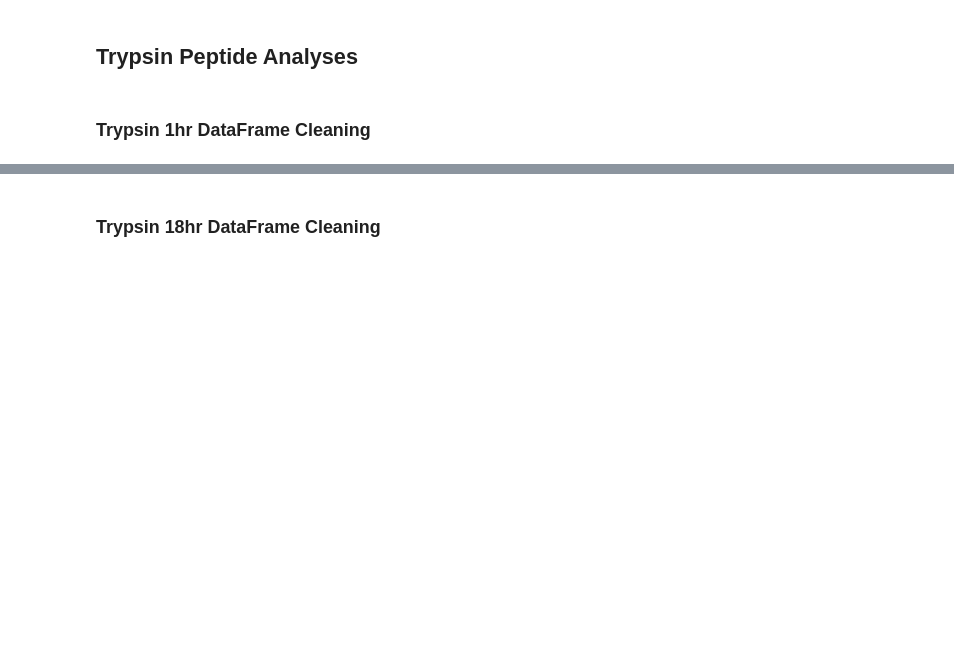
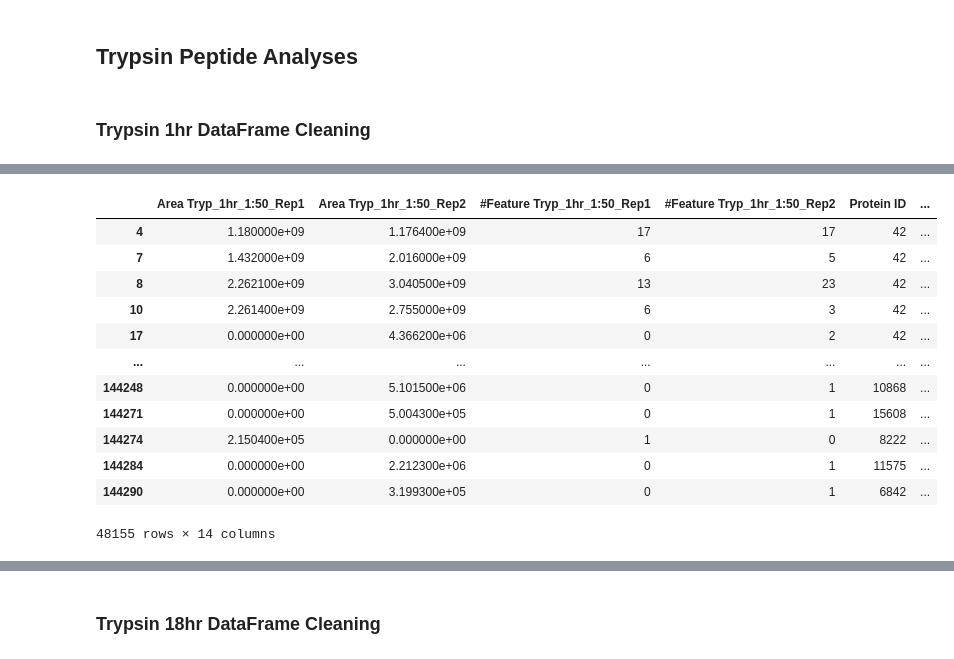
Before and after one commit to TTCooper-PhD/Limited_Proteolysis_Hive, a Jupyter notebook: HeLa/Unfractioned_Tryp_AspN_GluC/HeLa_1in50_1vs18hr.ipynb, the cells around one changed output, grey strips where cells are left out. Saved outputs shown, nothing was run; the diff lists cells and outputs as text; code cells hidden in the pictures; blank space fills up the shorter version.

```diff
--- a/HeLa/Unfractioned_Tryp_AspN_GluC/HeLa_1in50_1vs18hr.ipynb
+++ b/HeLa/Unfractioned_Tryp_AspN_GluC/HeLa_1in50_1vs18hr.ipynb
@@ -329,0 +332,3 @@ Tryp1_50
+# %%
+all_cols_zero = mask.all(axis=1)
+print(all_cols_zero)
@@ -329,0 +348,16 @@ Tryp1_50
+# %%
+Tryp1_50.loc[~all_cols_zero, :]
+# %% [output]
+|  | Area Tryp_1hr_1:50_Rep1 | Area Tryp_1hr_1:50_Rep2 | #Feature Tryp_1hr_1:50_Rep1 | #Feature Tryp_1hr_1:50_Rep2 | Protein ID | ... |
+| 4 | 1.180000e+09 | 1.176400e+09 | 17 | 17 | 42 | ... |
+| 7 | 1.432000e+09 | 2.016000e+09 | 6 | 5 | 42 | ... |
+| 8 | 2.262100e+09 | 3.040500e+09 | 13 | 23 | 42 | ... |
+| 10 | 2.261400e+09 | 2.755000e+09 | 6 | 3 | 42 | ... |
+| 17 | 0.000000e+00 | 4.366200e+06 | 0 | 2 | 42 | ... |
+| ... | ... | ... | ... | ... | ... | ... |
+| 144248 | 0.000000e+00 | 5.101500e+06 | 0 | 1 | 10868 | ... |
+| 144271 | 0.000000e+00 | 5.004300e+05 | 0 | 1 | 15608 | ... |
+| 144274 | 2.150400e+05 | 0.000000e+00 | 1 | 0 | 8222 | ... |
+| 144284 | 0.000000e+00 | 2.212300e+06 | 0 | 1 | 11575 | ... |
+| 144290 | 0.000000e+00 | 3.199300e+05 | 0 | 1 | 6842 | ... |
+48155 rows × 14 columns
```
Also changed, not shown: parts of 22 cells of this notebook, 1 other file.
